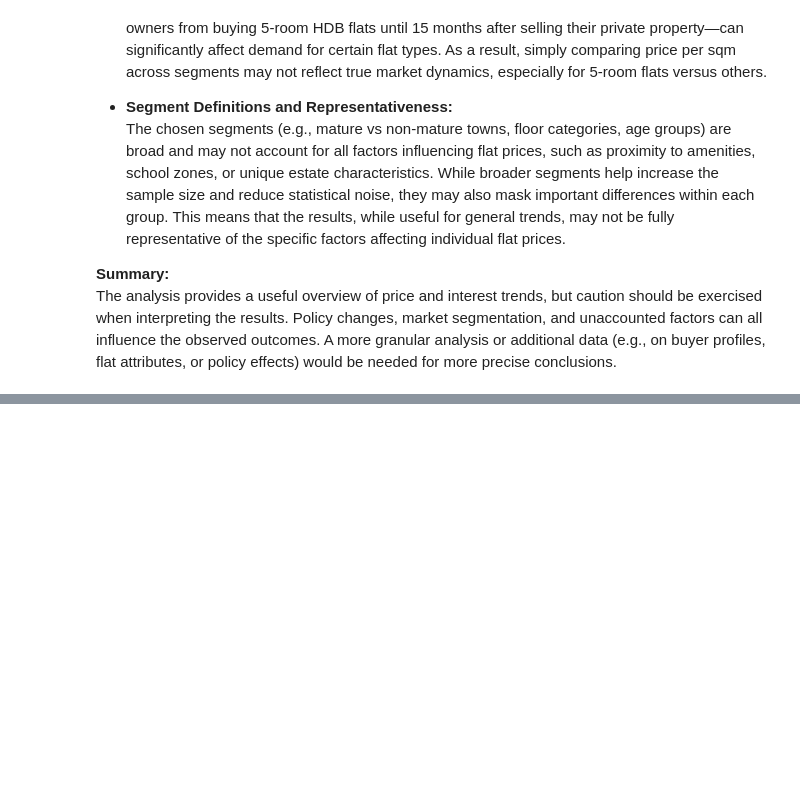
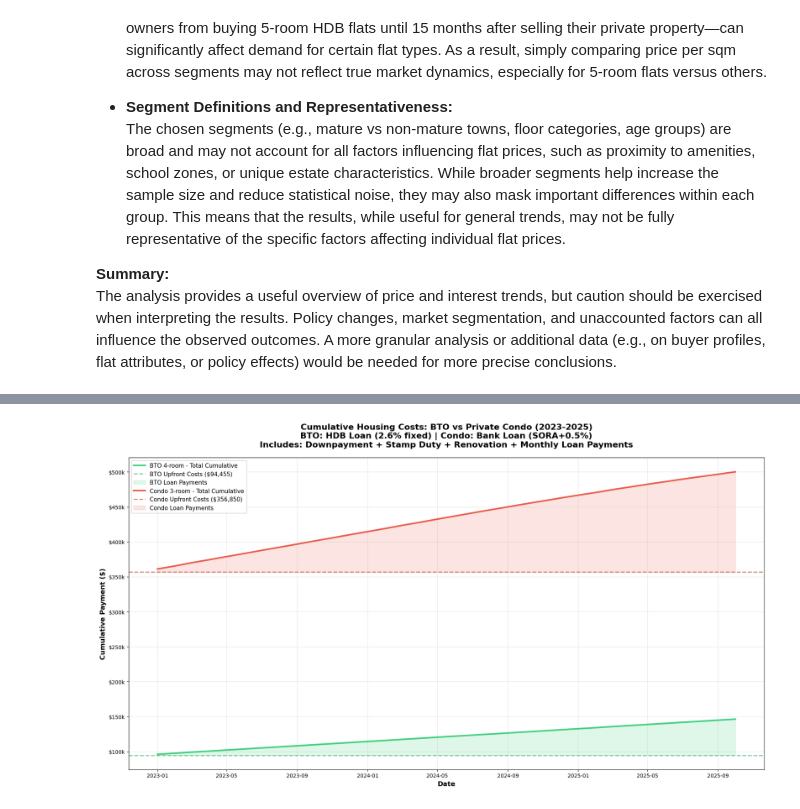
Before and after one commit to taiyo0622/cc2, a Jupyter notebook: test.ipynb, the cells around one changed output, grey strips where cells are left out. Cells and saved outputs as stored; diff of their text form; code cells hidden in the pictures; blank space fills up the shorter version.

```diff
--- a/test.ipynb
+++ b/test.ipynb
@@ -900,0 +1672,4 @@ The analysis provides a useful overview of price and interest trends, but cautio
+# %%
+# Based of the range given by the source, median of the range is used
+renovation_cost_hdb = (40300 + 62300) / 2 # 4-room
+renovation_cost_condo = (68500 + 32200) / 2 # 3-room
@@ -900,0 +1928,88 @@ The analysis provides a useful overview of price and interest trends, but cautio
+# %%
+# ============================================================================
+# VISUALIZE: CUMULATIVE PAYMENTS OVER TIME (2023-2025)
+# ============================================================================
+
+fig, ax = plt.subplots(1, 1, figsize=(18, 10))
+
+# Plot BTO cumulative payments
+if bto_burden_hdb is not None:
+    # Total cumulative
+    ax.plot(bto_cumulative['date'], bto_cumulative['total_cumulative_payment'],
+            label=f'BTO 4-room - Total Cumulative',
+            color='#2ecc71', linewidth=3, alpha=0.9)
+
+    # Upfront costs (horizontal line)
+    ax.axhline(y=bto_upfront, color='#27ae60', linestyle='--', linewidth=2,
+               label=f'BTO Upfront Costs (${bto_upfront:,.0f})', alpha=0.6)
+
+    # Fill area between upfront and total
+    ax.fill_between(bto_cumulative['date'],
+                     bto_upfront,
+                     bto_cumulative['total_cumulative_payment'],
+                     color='#2ecc71', alpha=0.15,
+                     label='BTO Loan Payments')
+
+# Plot Condo cumulative payments
+if condo_burden_to_plot is not None:
+    # Total cumulative
+    ax.plot(condo_cumulative['date'], condo_cumulative['total_cumulative_payment'],
+            label=f'Condo {condo_type_to_plot} - Total Cumulative',
+            color='#e74c3c', linewidth=3, alpha=0.9)
+
+    # Upfront costs (horizontal line)
+    ax.axhline(y=condo_upfront, color='#c0392b', linestyle='--', linewidth=2,
+               label=f'Condo Upfront Costs (${condo_upfront:,.0f})', alpha=0.6)
+
+    # Fill area between upfront and total
+    ax.fill_between(condo_cumulative['date'],
+                     condo_upfront,
+                     condo_cumulative['total_cumulative_payment'],
+                     color='#e74c3c', alpha=0.15,
+                     label='Condo Loan Payments')
+
+# Formatting
+ax.set_xlabel('Date', fontsize=13, fontweight='bold')
+ax.set_ylabel('Cumulative Payment ($)', fontsize=13, fontweight='bold')
+ax.set_title('Cumulative Housing Costs: BTO vs Private Condo (2023-2025)\n' +
+             'BTO: HDB Loan (2.6% fixed) | Condo: Bank Loan (SORA+0.5%)\n' +
+             'Includes: Downpayment + Stamp Duty + Renovation + Monthly Loan Payments',
+             fontsize=16, fontweight='bold', pad=20)
+
+# Format y-axis to show currency
+ax.yaxis.set_major_formatter(plt.FuncFormatter(lambda x, p: f'${x/1000:.0f}k'))
+
+# Legend
+ax.legend(loc='upper left', fontsize=11, framealpha=0.95)
+ax.grid(True, alpha=0.3)
+
+plt.tight_layout()
+plt.show()
+
+# Print summary statistics
+print("\n" + "="*80)
+print("CUMULATIVE PAYMENT SUMMARY (End of 2025)")
+print("="*80)
+
+if bto_burden_hdb is not None:
+    bto_final = bto_cumulative.iloc[-1]
+    print(f"\nBTO 4-room (HDB Loan @ 2.6% fixed):")
+    print(f"  Upfront Costs: ${bto_upfront:,.2f}")
+    print(f"  Loan Payments (3 years): ${bto_final['cumulative_loan_payments']:,.2f}")
+    print(f"  Total Paid: ${bto_final['total_cumulative_payment']:,.2f}")
+    print(f"  Percentage of Property Value: {(bto_final['total_cumulative_payment']/bto_4room_price_2023)*100:.1f}%")
+
+if condo_burden_to_plot is not None:
+    condo_final = condo_cumulative.iloc[-1]
+    print(f"\nCondo {condo_type_to_plot} (Bank Loan @ SORA+0.5%):")
+    print(f"  Upfront Costs: ${condo_upfront:,.2f}")
+    print(f"  Loan Payments (3 years): ${condo_final['cumulative_loan_payments']:,.2f}")
+    print(f"  Total Paid: ${condo_final['total_cumulative_payment']:,.2f}")
+    print(f"  Percentage of Property Value: {(condo_final['total_cumulative_payment']/condo_price_to_plot)*100:.1f}%")
+
+if bto_burden_hdb is not None and condo_burden_to_plot is not None:
+    difference = condo_final['total_cumulative_payment'] - bto_final['total_cumulative_payment']
+    print(f"\nDifference (Condo - BTO): ${difference:,.2f}")
+    print(f"  Condo costs {(difference/bto_final['total_cumulative_payment'])*100:.1f}% MORE than BTO")
+# %% [output]
+[figure, added]
```
Also changed, not shown: parts of 28 cells of this notebook, 11 other files.
